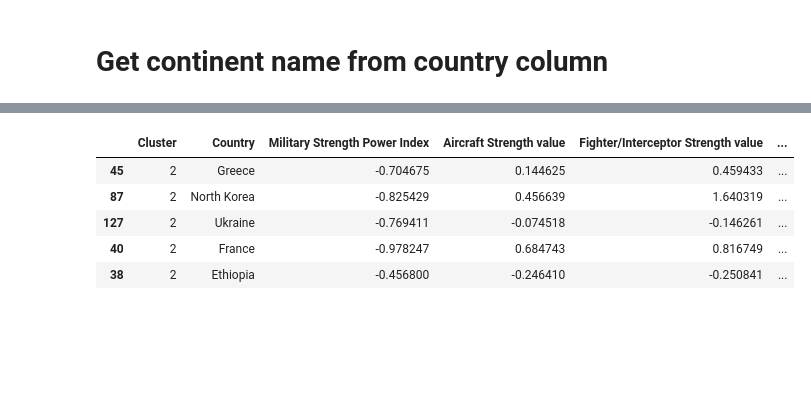
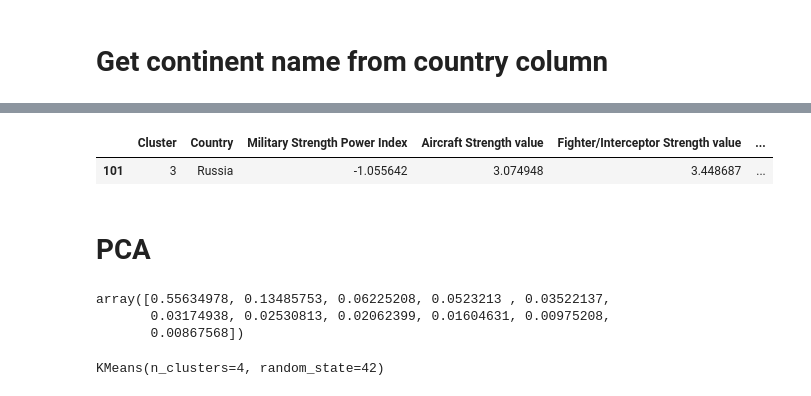
Before and after one commit to adlbgr/Clustering-the-Military-Powers-of-Countries, a Jupyter notebook: World-military-power.ipynb, the cells around one changed output, grey strips where cells are left out. Saved outputs shown, nothing was run; the diff lists cells and outputs as text; code cells hidden in the pictures; blank space fills up the shorter version.

```diff
--- a/World-military-power.ipynb
+++ b/World-military-power.ipynb
@@ -29,7 +29,7 @@ import matplotlib.pyplot as plt
 import seaborn as sns
 
 # Load the data
-df = pd.read_excel('World military power.xlsx', skiprows=1)
+df = pd.read_excel('data/World military power.xlsx', skiprows=1)
 # %%
 import pandas as pd
 import numpy as np
@@ -639,11 +639,7 @@ df[df.Cluster == 1].describe()
 | 75% | 1.0 | -1.061327 | 10.489144 | 8.729991 | 7.317921 | ... |
 | max | 1.0 | -1.061327 | 10.489144 | 8.729991 | 7.317921 | ... |
 # %%
-df[df.Cluster == 2].sample(5)
+df[df.Cluster == 3].sample()
 # %% [output]
 |  | Cluster | Country | Military Strength Power Index | Aircraft Strength value | Fighter/Interceptor Strength value | ... |
-| 45 | 2 | Greece | -0.704675 | 0.144625 | 0.459433 | ... |
-| 87 | 2 | North Korea | -0.825429 | 0.456639 | 1.640319 | ... |
-| 127 | 2 | Ukraine | -0.769411 | -0.074518 | -0.146261 | ... |
-| 40 | 2 | France | -0.978247 | 0.684743 | 0.816749 | ... |
-| 38 | 2 | Ethiopia | -0.456800 | -0.246410 | -0.250841 | ... |
+| 101 | 3 | Russia | -1.055642 | 3.074948 | 3.448687 | ... |
@@ -649,0 +648,19 @@ df[df.Cluster == 2].sample(5)
+# %% [markdown]
+# PCA
+# %%
+# pca ( %95 variance)
+from sklearn.decomposition import PCA
+pca = PCA(.95)
+pca.fit(df.drop('Country', axis=1))
+pca.explained_variance_ratio_
+# %% [output]
+array([0.55634978, 0.13485753, 0.06225208, 0.0523213 , 0.03522137,
+       0.03174938, 0.02530813, 0.02062399, 0.01604631, 0.00975208,
+       0.00867568])
+# %%
+# cluster
+from sklearn.cluster import KMeans
+model = KMeans(n_clusters=4, random_state=42)
+model.fit(pca.transform(df.drop('Country', axis=1)))
+# %% [output]
+KMeans(n_clusters=4, random_state=42)
```
Also changed, not shown: parts of 14 cells of this notebook, 1 other file.
